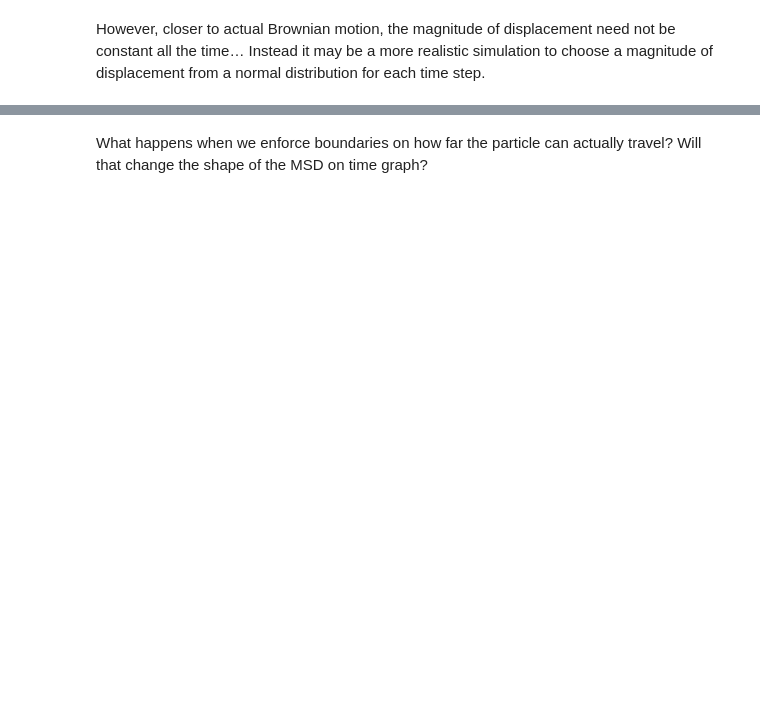
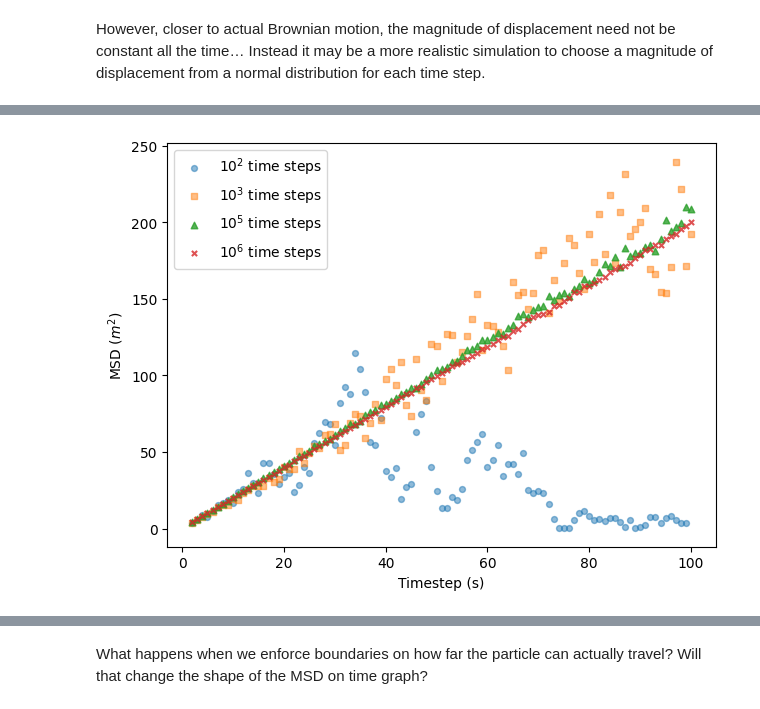
Before and after one commit to hermitian-max/PHYS2020-Brownian-Motion, a Jupyter notebook: simulation.ipynb, the cells around one changed output, grey strips where cells are left out. Cells and saved outputs as stored; diff of their text form; code cells hidden in the pictures; blank space fills up the shorter version.

```diff
--- a/simulation.ipynb
+++ b/simulation.ipynb
@@ -111,3 +181,41 @@ generate_direction_vector()
+# %%
+particle1 = generate_trajectory(100, starting_position)
+particle1_data = generate_MSD_dataset(100, particle1)
+
+particle2 = generate_trajectory(1000, starting_position)
+particle2_data = generate_MSD_dataset(100, particle2)
+
+particle3 = generate_trajectory(100000, starting_position)
+particle3_data = generate_MSD_dataset(100, particle3)
+
+particle4 = generate_trajectory(1000000, starting_position)
+particle4_data = generate_MSD_dataset(100, particle4)
+
+plt.close("all")
+
+plt.scatter(particle1_data[0], particle1_data[1],
+            s=18, alpha=0.5, marker="o",
+            label=r"$10^2$ time steps")
+
+plt.scatter(particle2_data[0], particle2_data[1],
+            s=18, alpha=0.5, marker="s",
+            label=r"$10^3$ time steps")
+
+plt.scatter(particle3_data[0], particle3_data[1],
+            s=22, alpha=0.8, marker="^",
+            label=r"$10^5$ time steps")
+
+plt.scatter(particle4_data[0], particle4_data[1],
+            s=14, alpha=0.8, marker="x",
+            label=r"$10^6$ time steps")
+
+plt.xlabel("Timestep (s)")
+plt.ylabel(r"MSD ($m^2$)")
+plt.legend()
+plt.tight_layout()
+plt.show()
+# %% [output]
+[figure, added]
 # %%
 particle1 = generate_trajectory(100, starting_position)
 particle1_data = generate_MSD_dataset(10, particle1)
```
Also changed, not shown: parts of 22 cells of this notebook, 8 other files.
